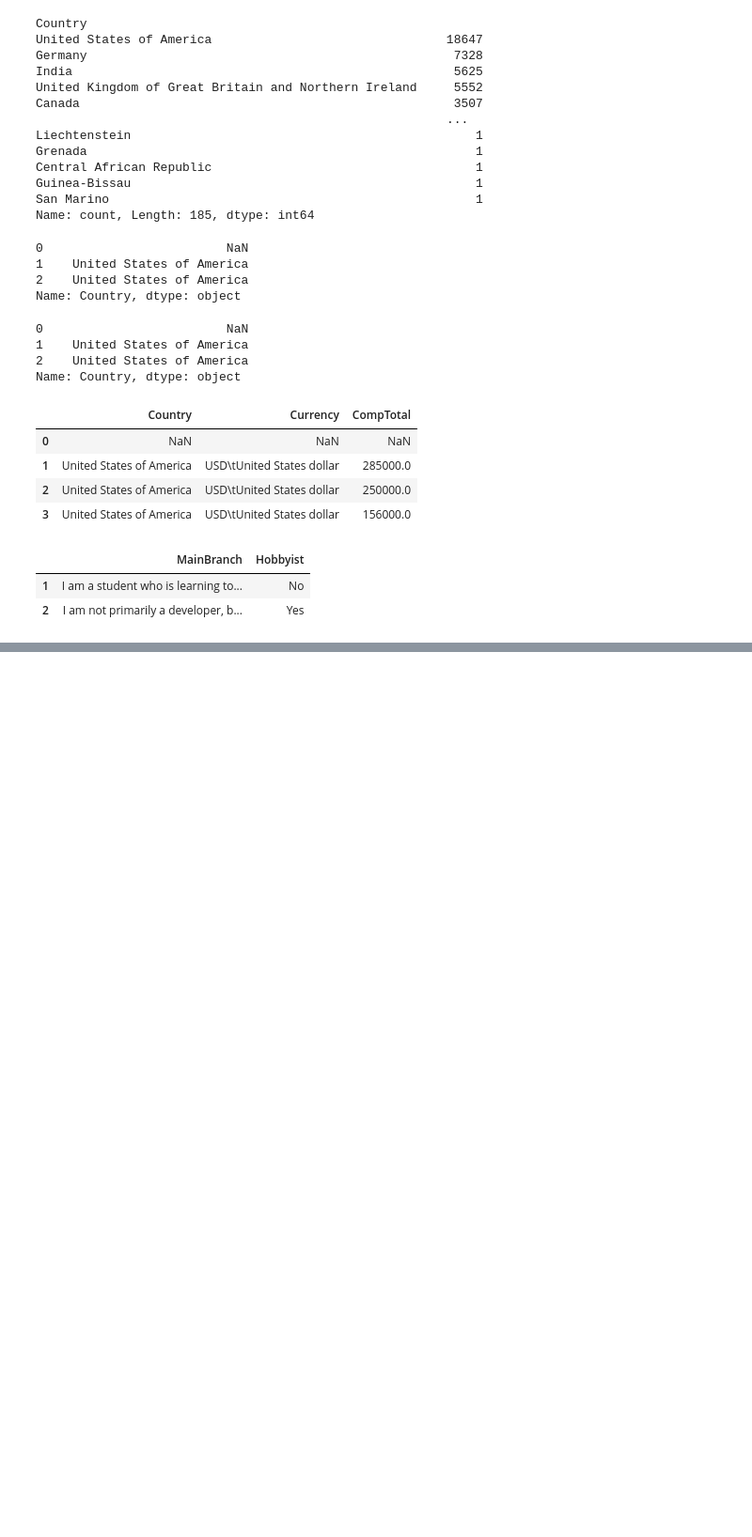
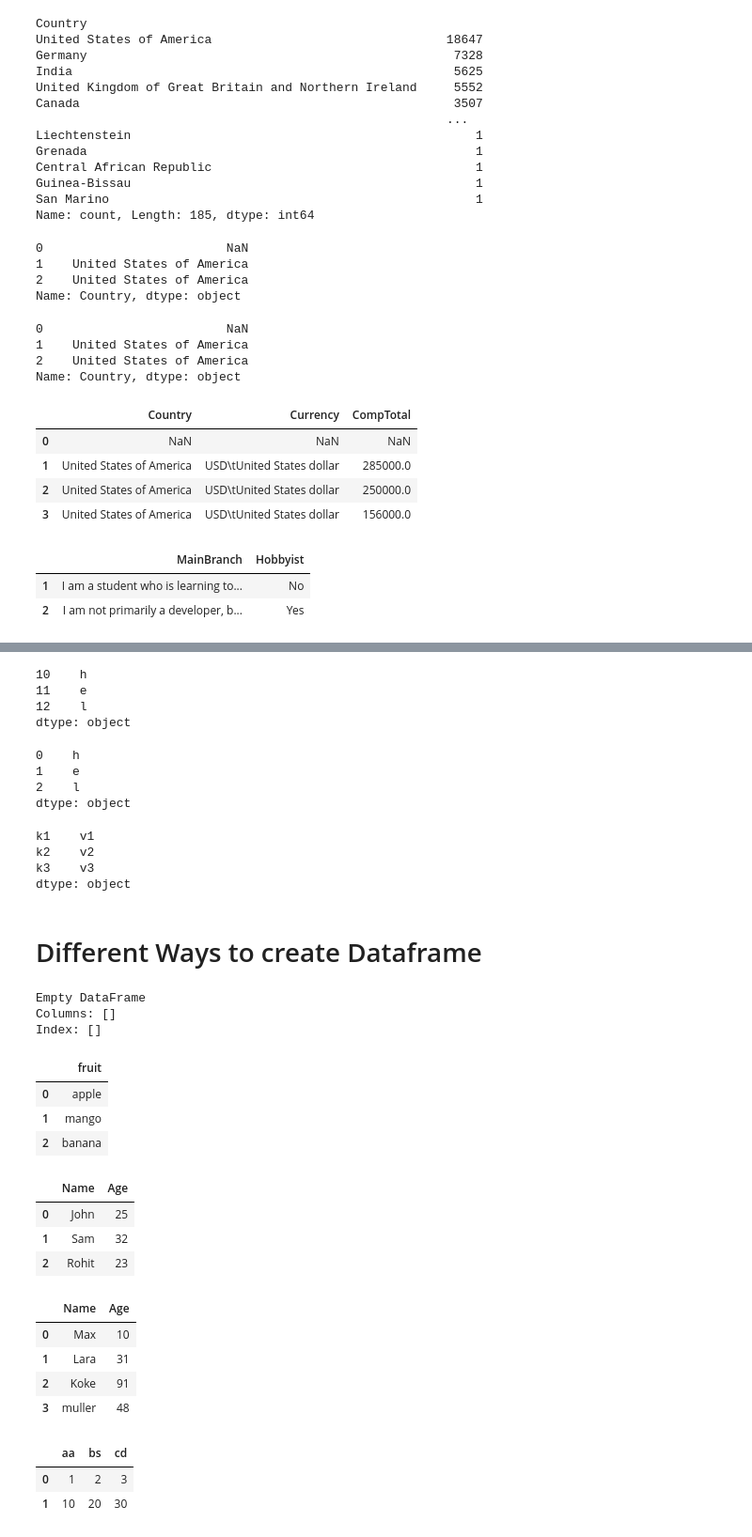
Before and after one commit to CoderTag/DataScience, a Jupyter notebook: PandasTutorial/Session 1 - Dataframe.ipynb, the cells around one changed output, grey strips where cells are left out. Shown at 94% size. Drawn from its saved outputs; the diff is of its cells as text; code cells hidden in the pictures; blank space fills up the shorter version.

```diff
--- a/PandasTutorial/Session 1 - Dataframe.ipynb
+++ b/PandasTutorial/Session 1 - Dataframe.ipynb
@@ -201,0 +231,80 @@ df.iloc[1:3,1:3]
+# %%
+ser = pd.Series(data, index = [10,11,12])
+print(ser)
+# %% [output]
+10    h
+11    e
+12    l
+dtype: object
+# %%
+
+# Creating Series from list
+data = ['h','e','l']
+ser = pd.Series(data)
+print(ser)
+# %% [output]
+0    h
+1    e
+2    l
+dtype: object
+# %%
+# Creating Series from dictionary
+data = {"k1":"v1","k2":"v2","k3":"v3"}
+ser = pd.Series(data)
+print(ser)
+# %% [output]
+k1    v1
+k2    v2
+k3    v3
+dtype: object
+# %% [markdown]
+# Different Ways to create Dataframe
+# %%
+# Creating empty DF
+daf = pd.DataFrame()
+print(daf)
+# %% [output]
+Empty DataFrame
+Columns: []
+Index: []
+# %%
+# Creating DF from single list
+fruits = ['apple','mango','banana']
+daf = pd.DataFrame(fruits,columns = ['fruit'])
+daf
+# %% [output]
+|  | fruit |
+| 0 | apple |
+| 1 | mango |
+| 2 | banana |
+# %%
+# Creating Dataframe from list of list
+
+profile = [['John',25],['Sam',32],['Rohit',23]]
+daf = pd.DataFrame(profile,columns =['Name','Age'])
+daf
+# %% [output]
+|  | Name | Age |
+| 0 | John | 25 |
+| 1 | Sam | 32 |
+| 2 | Rohit | 23 |
+# %%
+# Creating Dataframe from dictionary of ndarray/lists
+data = {'Name': ['Max', 'Lara', 'Koke', 'muller'],'Age': [10, 31, 91, 48]}
+daf = pd.DataFrame(data)
+daf
+# %% [output]
+|  | Name | Age |
+| 0 | Max | 10 |
+| 1 | Lara | 31 |
+| 2 | Koke | 91 |
+| 3 | muller | 48 |
+# %%
+# Creating Dataframe from lists using a dictionary
+data = [{'aa': 1, 'bs': 2, 'cd': 3},{'aa': 10, 'bs': 20, 'cd': 30}]
+daf = pd.DataFrame(data)
+daf
+# %% [output]
+|  | aa | bs | cd |
+| 0 | 1 | 2 | 3 |
+| 1 | 10 | 20 | 30 |
```
Also changed, not shown: parts of 5 cells of this notebook.
